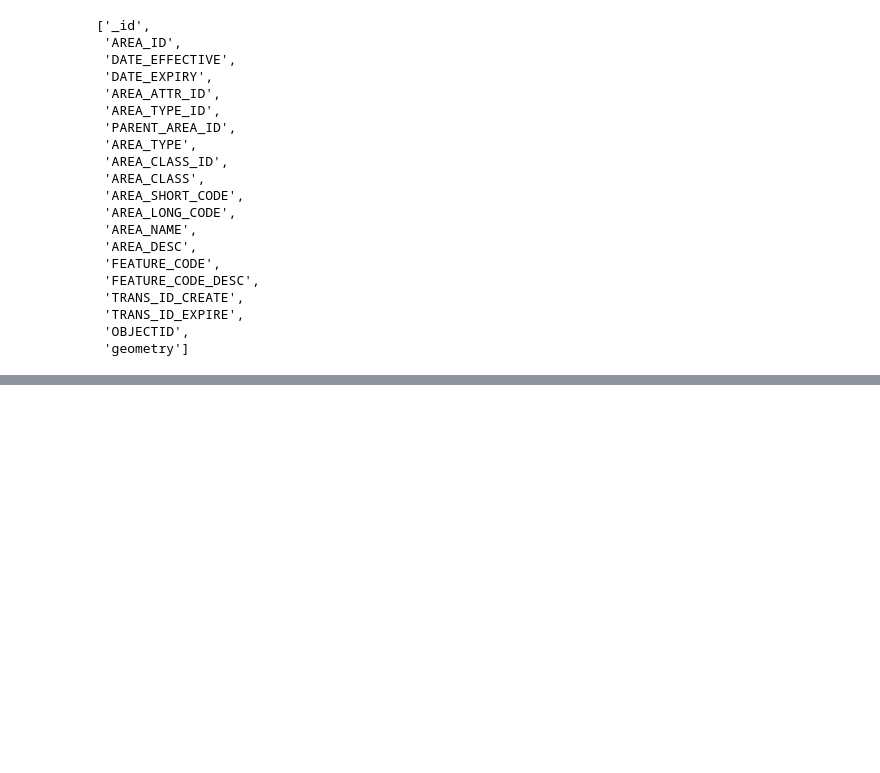
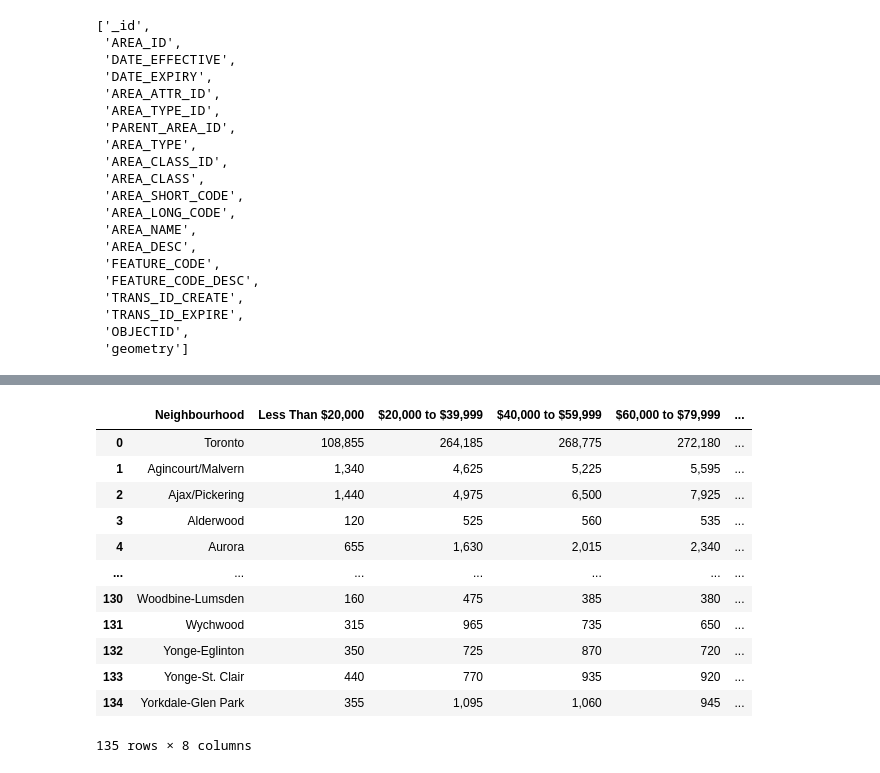
Before and after one commit to lucas-ben/mba-business-analytics, a Jupyter notebook: Data Viz Data Folder/file.ipynb, the cells around one changed output, grey strips where cells are left out. Saved outputs shown, nothing was run; the diff lists cells and outputs as text; code cells hidden in the pictures; blank space fills up the shorter version.

```diff
--- a/Data Viz Data Folder/file.ipynb
+++ b/Data Viz Data Folder/file.ipynb
@@ -233,0 +255,19 @@ list(improvement_areas.columns)
+# %%
+df2 = pd.read_csv('/Users/lucasben/Documents/mba-business-analytics/Data Viz Data Folder/2021-household-income-ranges.csv')
+df2
+df2.rename(columns={'Unnamed: 0': 'Neighbourhood'}, inplace=True)
+df2
+# %% [output]
+|  | Neighbourhood | Less Than $20,000 | $20,000 to $39,999 | $40,000 to $59,999 | $60,000 to $79,999 | ... |
+| 0 | Toronto | 108,855 | 264,185 | 268,775 | 272,180 | ... |
+| 1 | Agincourt/Malvern | 1,340 | 4,625 | 5,225 | 5,595 | ... |
+| 2 | Ajax/Pickering | 1,440 | 4,975 | 6,500 | 7,925 | ... |
+| 3 | Alderwood | 120 | 525 | 560 | 535 | ... |
+| 4 | Aurora | 655 | 1,630 | 2,015 | 2,340 | ... |
+| ... | ... | ... | ... | ... | ... | ... |
+| 130 | Woodbine-Lumsden | 160 | 475 | 385 | 380 | ... |
+| 131 | Wychwood | 315 | 965 | 735 | 650 | ... |
+| 132 | Yonge-Eglinton | 350 | 725 | 870 | 720 | ... |
+| 133 | Yonge-St. Clair | 440 | 770 | 935 | 920 | ... |
+| 134 | Yorkdale-Glen Park | 355 | 1,095 | 1,060 | 945 | ... |
+135 rows × 8 columns
```
Also changed, not shown: parts of 3 cells of this notebook, 4 other files.
